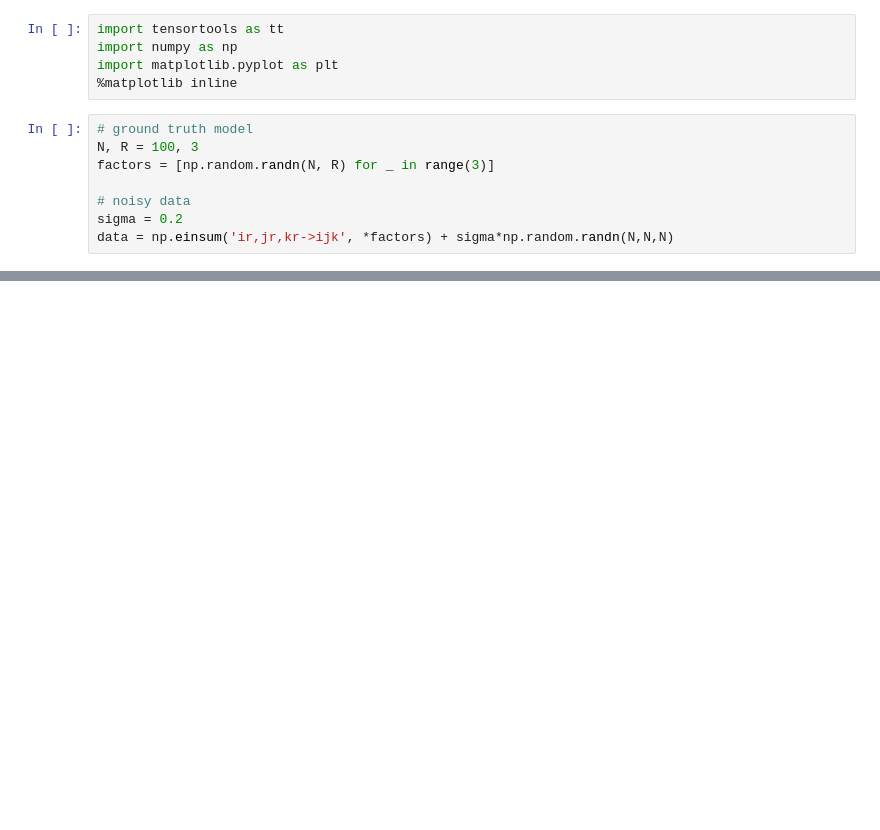
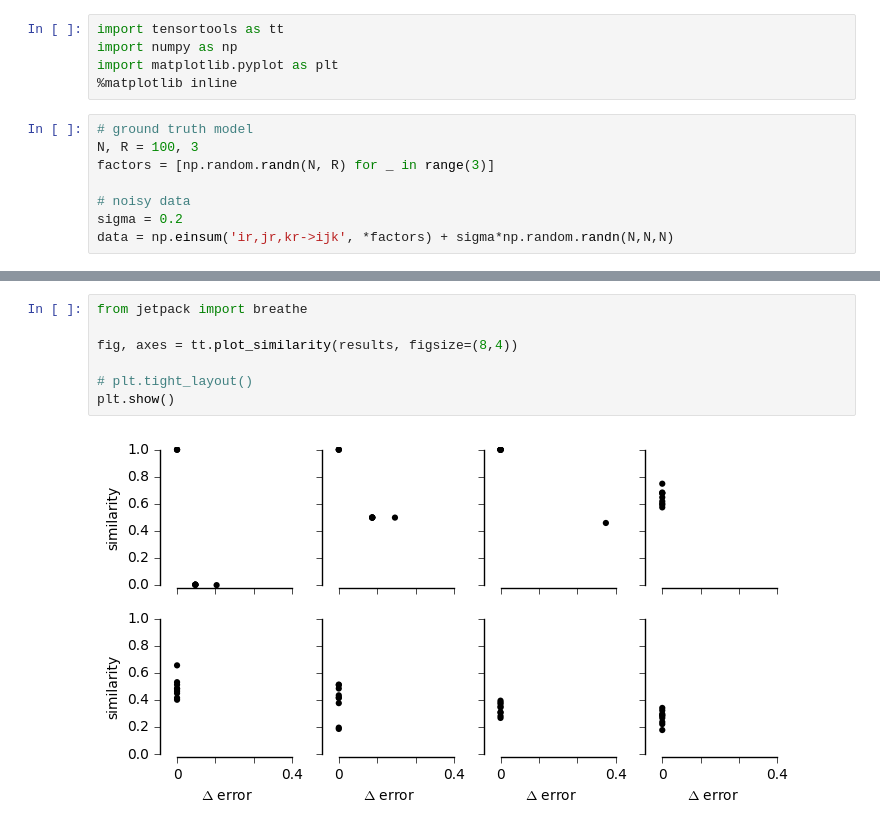
Before and after one commit to neurostatslab/tensortools, a Jupyter notebook: examples/choosing-number-of-factors.ipynb, the cells around one changed output, grey strips where cells are left out. Saved outputs shown, nothing was run; the diff lists cells and outputs as text; blank space fills up the shorter version.

```diff
--- a/examples/choosing-number-of-factors.ipynb
+++ b/examples/choosing-number-of-factors.ipynb
@@ -40,0 +41,9 @@ tt.plot_scree(results)
+# %%
+from jetpack import breathe
+
+fig, axes = tt.plot_similarity(results, figsize=(8,4))
+
+# plt.tight_layout()
+plt.show()
+# %% [output]
+[figure, added]
```
Also changed, not shown: parts of 2 cells of this notebook, 3 other files.
